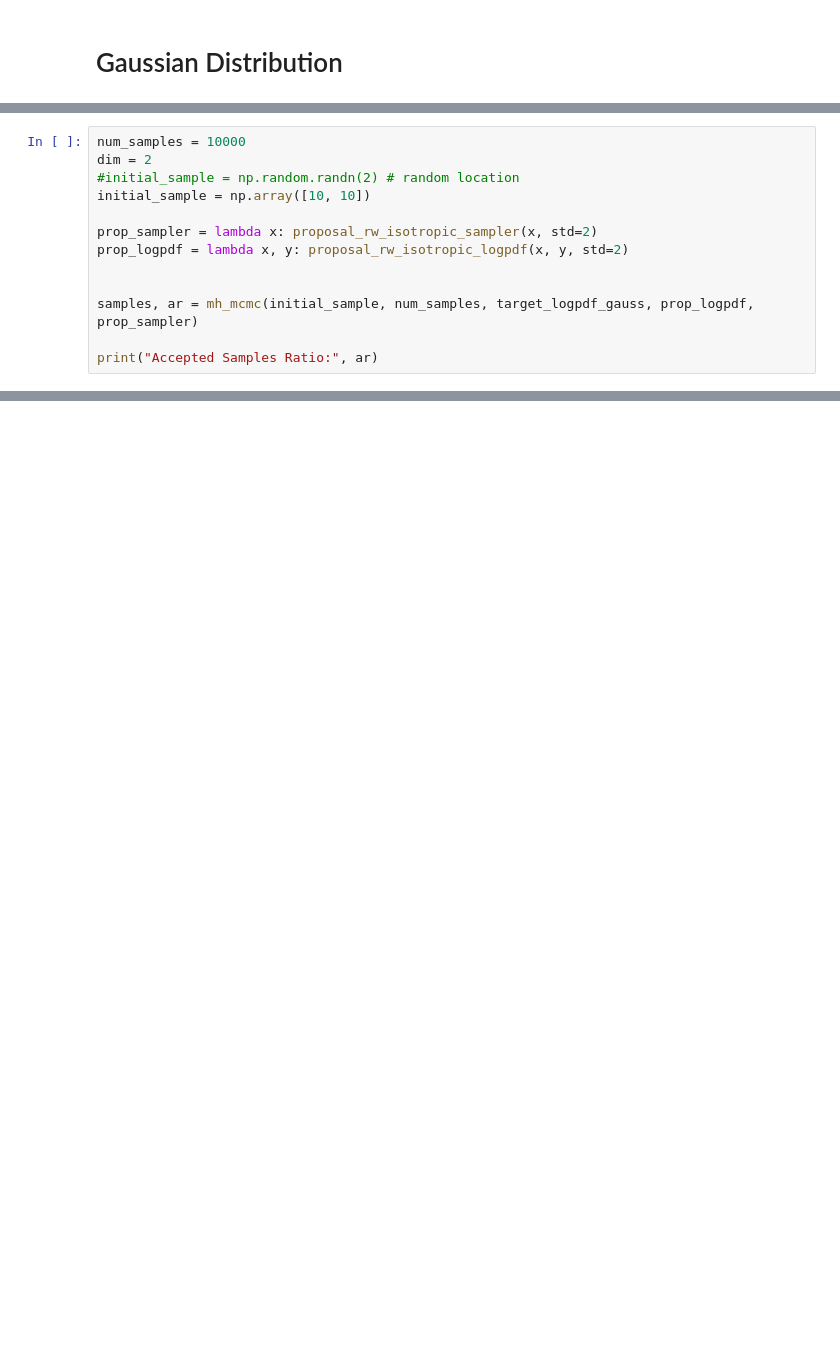
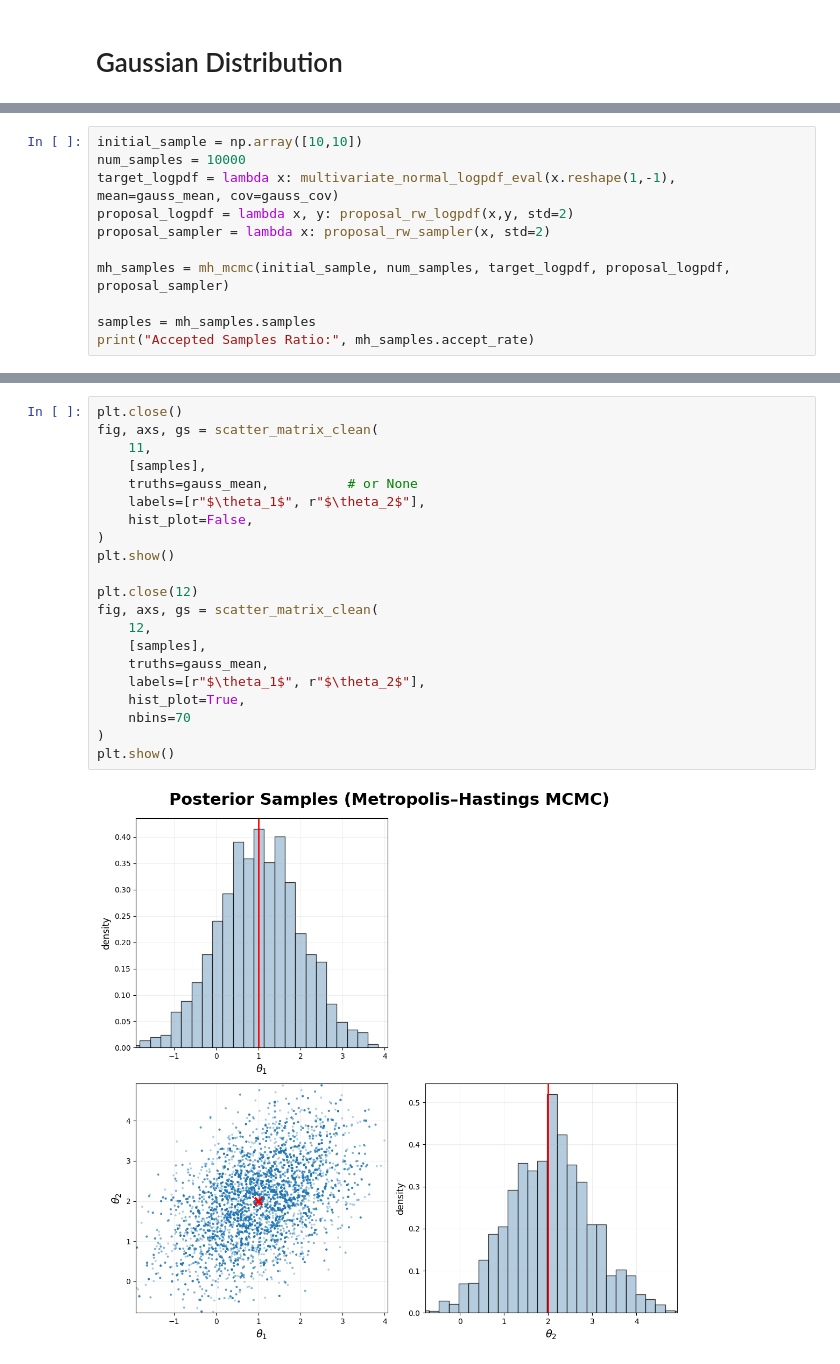
Before and after one commit to SaiSampathKedari/MonteCarlo-Statistical-Methods, a Jupyter notebook: notebooks/ch05_mcmc/ch05_08_metropolis_Hastings_MCMC_example1.ipynb, the cells around one changed output, grey strips where cells are left out. Saved outputs shown, nothing was run; the diff lists cells and outputs as text; blank space fills up the shorter version.

Commit message:
MCMC

```diff
--- a/notebooks/ch05_mcmc/ch05_08_metropolis_Hastings_MCMC_example1.ipynb
+++ b/notebooks/ch05_mcmc/ch05_08_metropolis_Hastings_MCMC_example1.ipynb
@@ -39,13 +46,11 @@ plt.show()
 # %%
+initial_sample = np.array([10,10])
 num_samples = 10000
-dim = 2
-#initial_sample = np.random.randn(2) # random location
-initial_sample = np.array([10, 10])
+target_logpdf = lambda x: multivariate_normal_logpdf_eval(x.reshape(1,-1), mean=gauss_mean, cov=gauss_cov)
+proposal_logpdf = lambda x, y: proposal_rw_logpdf(x,y, std=2)
+proposal_sampler = lambda x: proposal_rw_sampler(x, std=2)
 
-prop_sampler = lambda x: proposal_rw_isotropic_sampler(x, std=2)
-prop_logpdf = lambda x, y: proposal_rw_isotropic_logpdf(x, y, std=2)
+mh_samples = mh_mcmc(initial_sample, num_samples, target_logpdf, proposal_logpdf, proposal_sampler)
 
-
-samples, ar = mh_mcmc(initial_sample, num_samples, target_logpdf_gauss, prop_logpdf, prop_sampler)
-
-print("Accepted Samples Ratio:", ar)
+samples = mh_samples.samples
+print("Accepted Samples Ratio:", mh_samples.accept_rate)
@@ -51,0 +59,23 @@ print("Accepted Samples Ratio:", ar)
+# %%
+plt.close()
+fig, axs, gs = scatter_matrix_clean(
+    11,
+    [samples],
+    truths=gauss_mean,          # or None
+    labels=[r"$\theta_1$", r"$\theta_2$"],
+    hist_plot=False,
+)
+plt.show()
+
+plt.close(12)
+fig, axs, gs = scatter_matrix_clean(
+    12,
+    [samples],
+    truths=gauss_mean,
+    labels=[r"$\theta_1$", r"$\theta_2$"],
+    hist_plot=True,
+    nbins=70
+)
+plt.show()
+# %% [output]
+[figure, added]
```
Also changed, not shown: parts of 11 cells of this notebook, 15 other files.
